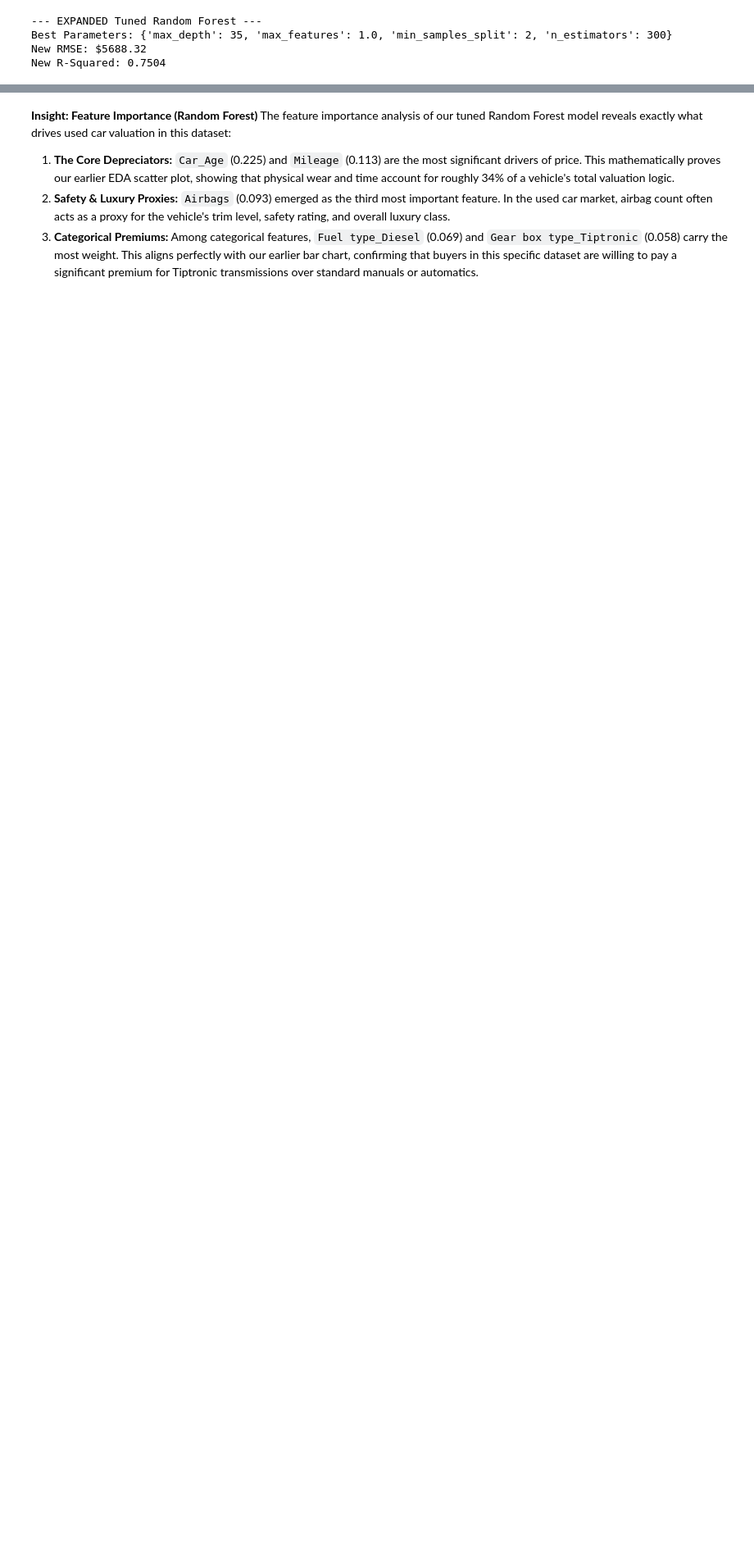
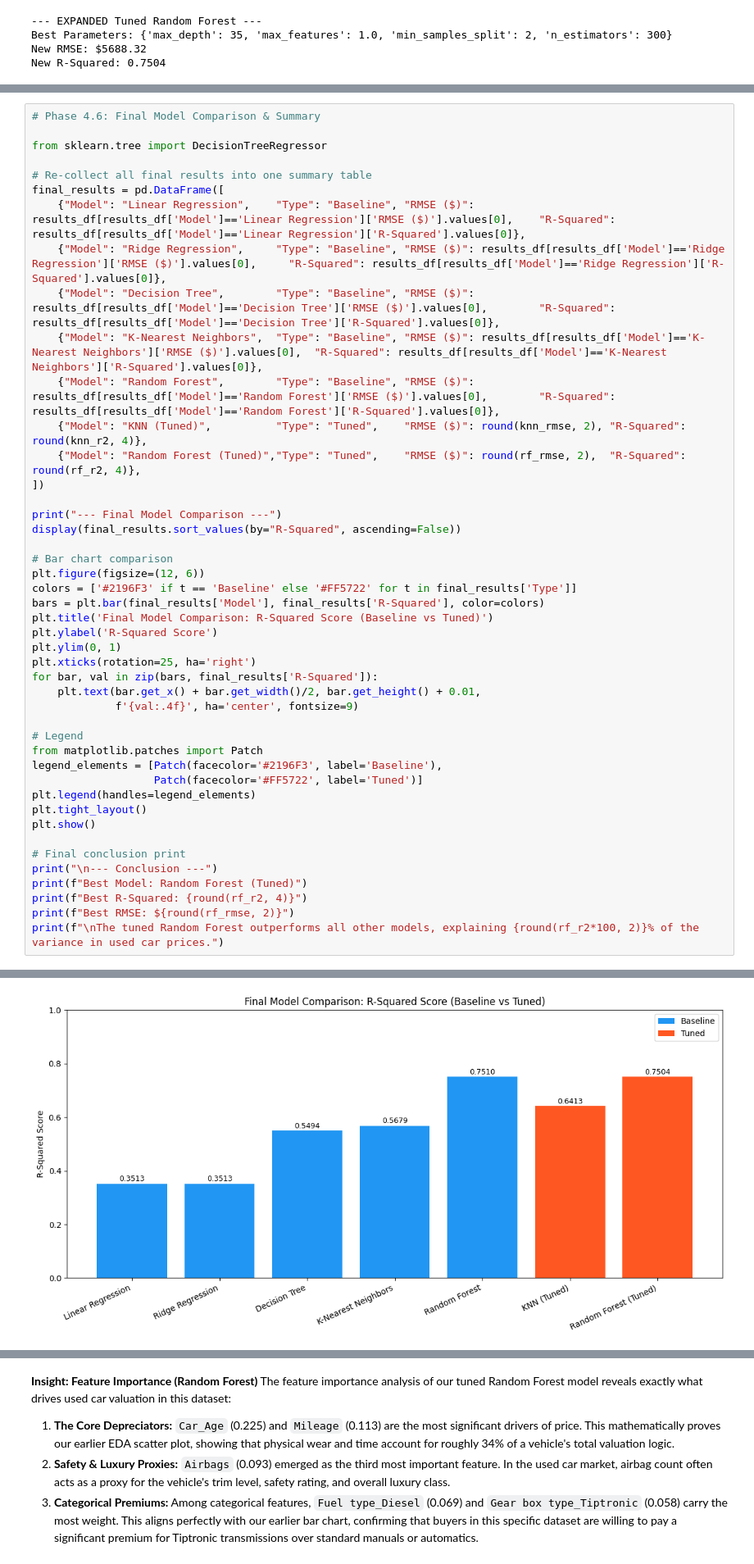
Before and after one commit to Kosala1988/IT5022---Fundamentals-of-Machine-Learning-, a Jupyter notebook: Used_Car_Price_Prediction.ipynb, the cells around one changed output, grey strips where cells are left out. Shown at 82% size. Drawn from its saved outputs; the diff is of its cells as text; blank space fills up the shorter version.

```diff
--- a/Used_Car_Price_Prediction.ipynb
+++ b/Used_Car_Price_Prediction.ipynb
@@ -713,0 +716,46 @@ plt.show()
+# %%
+# Phase 4.6: Final Model Comparison & Summary
+
+from sklearn.tree import DecisionTreeRegressor
+
+# Re-collect all final results into one summary table
+final_results = pd.DataFrame([
+    {"Model": "Linear Regression",    "Type": "Baseline", "RMSE ($)": results_df[results_df['Model']=='Linear Regression']['RMSE ($)'].values[0],    "R-Squared": results_df[results_df['Model']=='Linear Regression']['R-Squared'].values[0]},
+    {"Model": "Ridge Regression",     "Type": "Baseline", "RMSE ($)": results_df[results_df['Model']=='Ridge Regression']['RMSE ($)'].values[0],     "R-Squared": results_df[results_df['Model']=='Ridge Regression']['R-Squared'].values[0]},
+    {"Model": "Decision Tree",        "Type": "Baseline", "RMSE ($)": results_df[results_df['Model']=='Decision Tree']['RMSE ($)'].values[0],        "R-Squared": results_df[results_df['Model']=='Decision Tree']['R-Squared'].values[0]},
+    {"Model": "K-Nearest Neighbors",  "Type": "Baseline", "RMSE ($)": results_df[results_df['Model']=='K-Nearest Neighbors']['RMSE ($)'].values[0],  "R-Squared": results_df[results_df['Model']=='K-Nearest Neighbors']['R-Squared'].values[0]},
+    {"Model": "Random Forest",        "Type": "Baseline", "RMSE ($)": results_df[results_df['Model']=='Random Forest']['RMSE ($)'].values[0],        "R-Squared": results_df[results_df['Model']=='Random Forest']['R-Squared'].values[0]},
+    {"Model": "KNN (Tuned)",          "Type": "Tuned",    "RMSE ($)": round(knn_rmse, 2), "R-Squared": round(knn_r2, 4)},
+    {"Model": "Random Forest (Tuned)","Type": "Tuned",    "RMSE ($)": round(rf_rmse, 2),  "R-Squared": round(rf_r2, 4)},
+])
+
+print("--- Final Model Comparison ---")
+display(final_results.sort_values(by="R-Squared", ascending=False))
+
+# Bar chart comparison
+plt.figure(figsize=(12, 6))
+colors = ['#2196F3' if t == 'Baseline' else '#FF5722' for t in final_results['Type']]
+bars = plt.bar(final_results['Model'], final_results['R-Squared'], color=colors)
+plt.title('Final Model Comparison: R-Squared Score (Baseline vs Tuned)')
+plt.ylabel('R-Squared Score')
+plt.ylim(0, 1)
+plt.xticks(rotation=25, ha='right')
+for bar, val in zip(bars, final_results['R-Squared']):
+    plt.text(bar.get_x() + bar.get_width()/2, bar.get_height() + 0.01,
+             f'{val:.4f}', ha='center', fontsize=9)
+
+# Legend
+from matplotlib.patches import Patch
+legend_elements = [Patch(facecolor='#2196F3', label='Baseline'),
+                   Patch(facecolor='#FF5722', label='Tuned')]
+plt.legend(handles=legend_elements)
+plt.tight_layout()
+plt.show()
+
+# Final conclusion print
+print("\n--- Conclusion ---")
+print(f"Best Model: Random Forest (Tuned)")
+print(f"Best R-Squared: {round(rf_r2, 4)}")
+print(f"Best RMSE: ${round(rf_rmse, 2)}")
+print(f"\nThe tuned Random Forest outperforms all other models, explaining {round(rf_r2*100, 2)}% of the variance in used car prices.")
+# %% [output]
@@ -713,0 +771 @@ plt.show()
+[figure, added]
```
Also changed, not shown: parts of 4 cells of this notebook.
